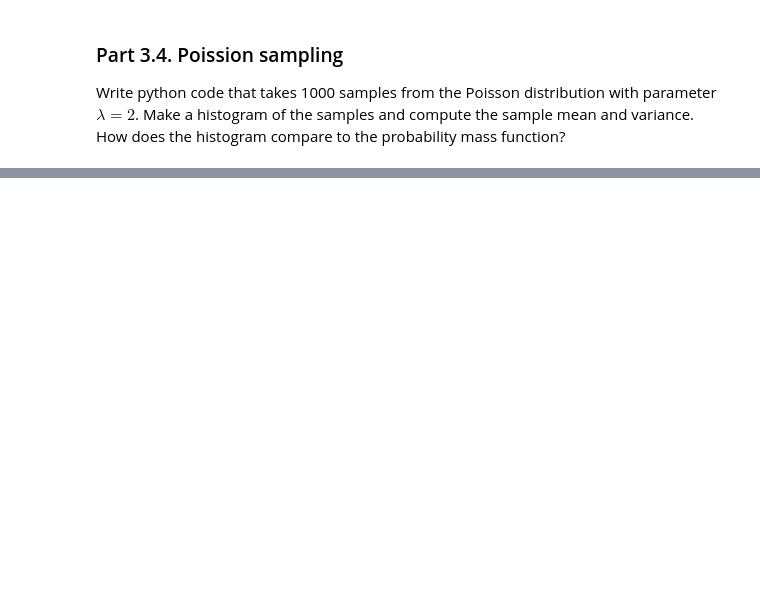
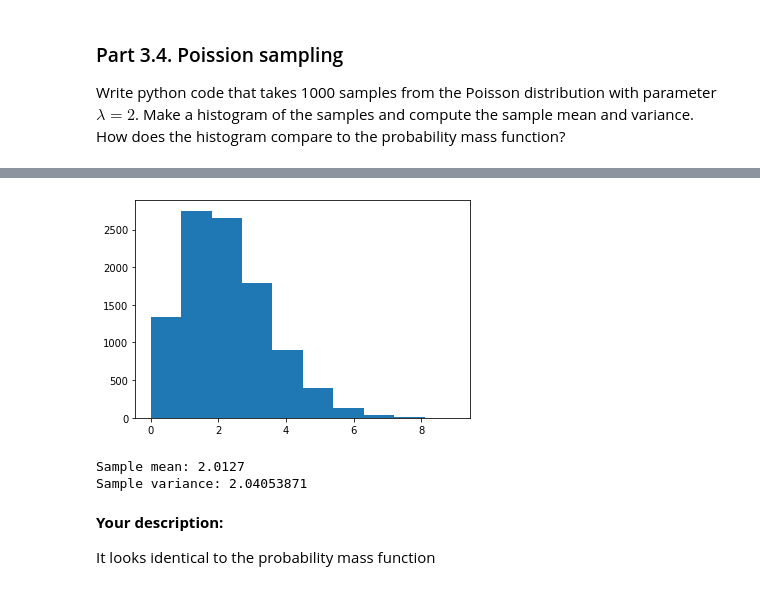
Before and after one commit to amartinson193/2021-datascience-homework, a Jupyter notebook: HW2/HW2.ipynb, the cells around one changed output, grey strips where cells are left out. Cells and saved outputs as stored; diff of their text form; code cells hidden in the pictures; blank space fills up the shorter version.

```diff
--- a/HW2/HW2.ipynb
+++ b/HW2/HW2.ipynb
@@ -288,0 +447,16 @@ Write python code that takes 1000 samples from the Poisson distribution with par
+# %%
+from numpy import random
+
+dat = random.poisson(2,10000)
+plt.hist(dat)
+plt.show()
+
+print('Sample mean: {} \nSample variance: {}'.format(np.mean(dat), np.var(dat)))
+# %% [output]
+[figure, added]
+Sample mean: 2.0127
+Sample variance: 2.04053871
+# %% [markdown]
+**Your description:**
+
+It looks identical to the probability mass function
```
Also changed, not shown: parts of 33 cells of this notebook, 1 other file.
